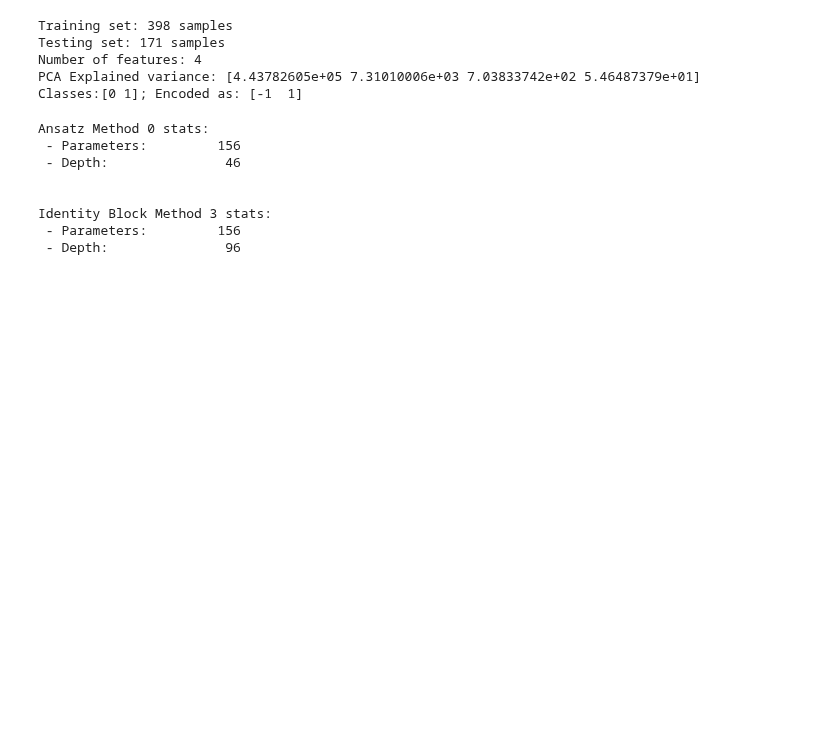
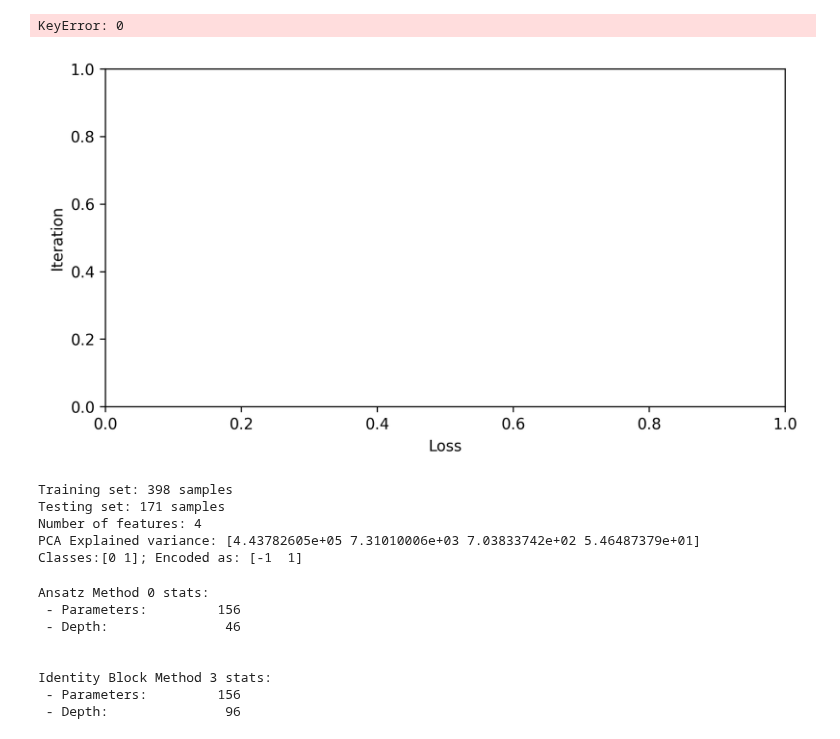
Before and after one commit to NNCT2904/VQA-Notes-v2, a Jupyter notebook: playground.ipynb, the cells around one changed output. Cells and saved outputs as stored; diff of their text form; code cells hidden in the pictures; blank space fills up the shorter version.

```diff
--- a/playground.ipynb
+++ b/playground.ipynb
@@ -24,2 +26,4 @@ from Components.gradients import *
 
 from GLOBAL_CONFIG import *
+# %%
+variances, losses, weights, scores_train, scores_test = logs_to_methods_data('./Logs-Cancer-v4')
@@ -26,3 +48,28 @@ from GLOBAL_CONFIG import *
+# %%
+def plot_method_data(losses, title='Instance Losses', dlabel='inst#', xlabel='Loss', ylabel='Iteration'):
+    # create figure and axis
+    fig, ax = plt.subplots()
+    fig.set_figheight(4)
+    fig.set_figwidth(8)
+
+    # setting the axis' labels
+    ax.set_xlabel(xlabel)
+    ax.set_ylabel(ylabel)
+
+    # transposing (switchung rows and columns) of DataFrame df and
+    # plot a line for each column on the axis ax, which was created previously
+    for i in range(len(losses)):
+        losses[i].T.plot(ax=ax, label=f'inst# {i}', figsize=(5, 3))
+    ax.legend([f'{dlabel} {i}' for i in range(len(losses))],
+             loc='lower center', bbox_to_anchor=(0.5, -0.45),
+             ncol=5, fancybox=True, fontsize='x-small') #, shadow=True)
+    plt.title(title)
+    plt.show()
+
+plot_method_data(losses)
+# %% [output]
+KeyError: 0
+[figure, added]
 # %%
 # Only use in the fist phase
 
```
Also changed, not shown: parts of 2 cells of this notebook, 5 other files.
